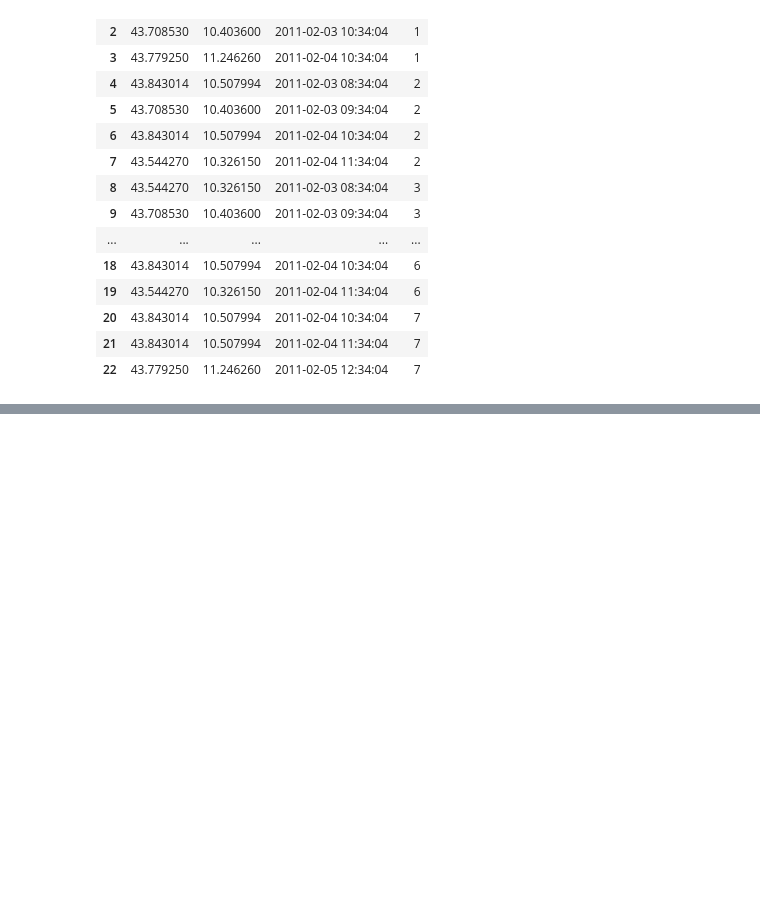
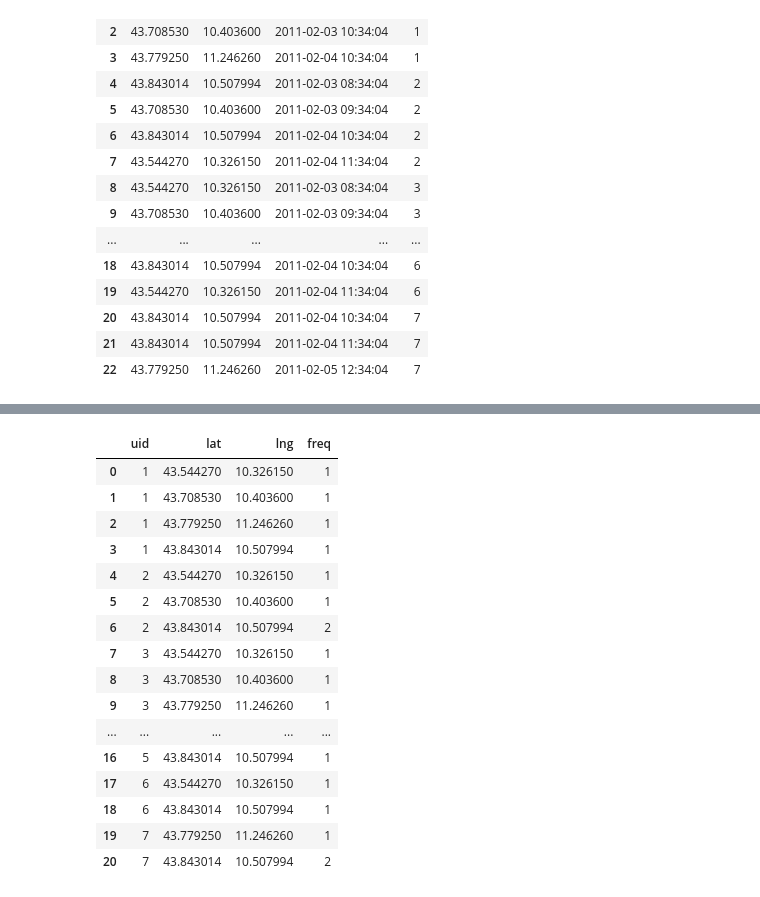
Before and after one commit to scikit-mobility/scikit-mobility, a Jupyter notebook: tutorial/6_privacy_skmob_tutorial.ipynb, the cells around one changed output, grey strips where cells are left out. Drawn from its saved outputs; the diff is of its cells as text; code cells hidden in the pictures; blank space fills up the shorter version.

```diff
--- a/tutorial/6_privacy_skmob_tutorial.ipynb
+++ b/tutorial/6_privacy_skmob_tutorial.ipynb
@@ -154,0 +280,20 @@ r
+# %%
+frequency_vector(trjdat)
+# %% [output]
+|  | uid | lat | lng | freq |
+| 0 | 1 | 43.544270 | 10.326150 | 1 |
+| 1 | 1 | 43.708530 | 10.403600 | 1 |
+| 2 | 1 | 43.779250 | 11.246260 | 1 |
+| 3 | 1 | 43.843014 | 10.507994 | 1 |
+| 4 | 2 | 43.544270 | 10.326150 | 1 |
+| 5 | 2 | 43.708530 | 10.403600 | 1 |
+| 6 | 2 | 43.843014 | 10.507994 | 2 |
+| 7 | 3 | 43.544270 | 10.326150 | 1 |
+| 8 | 3 | 43.708530 | 10.403600 | 1 |
+| 9 | 3 | 43.779250 | 11.246260 | 1 |
+| ... | ... | ... | ... | ... |
+| 16 | 5 | 43.843014 | 10.507994 | 1 |
+| 17 | 6 | 43.544270 | 10.326150 | 1 |
+| 18 | 6 | 43.843014 | 10.507994 | 1 |
+| 19 | 7 | 43.779250 | 11.246260 | 1 |
+| 20 | 7 | 43.843014 | 10.507994 | 2 |
```
Also changed, not shown: parts of 46 cells of this notebook.
